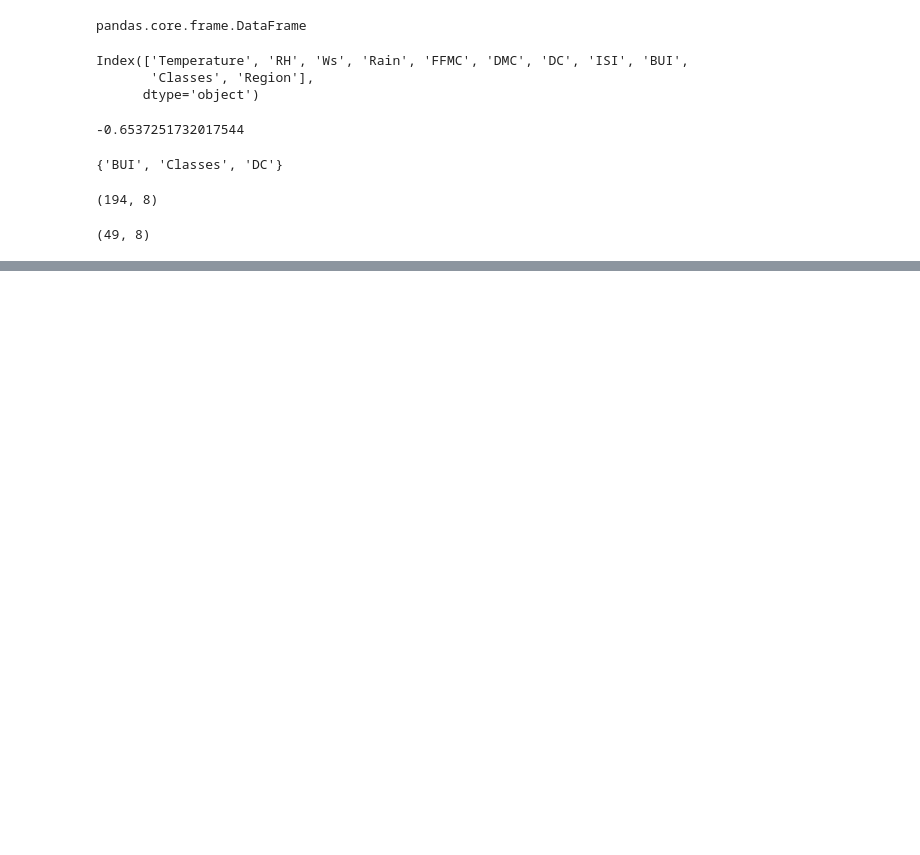
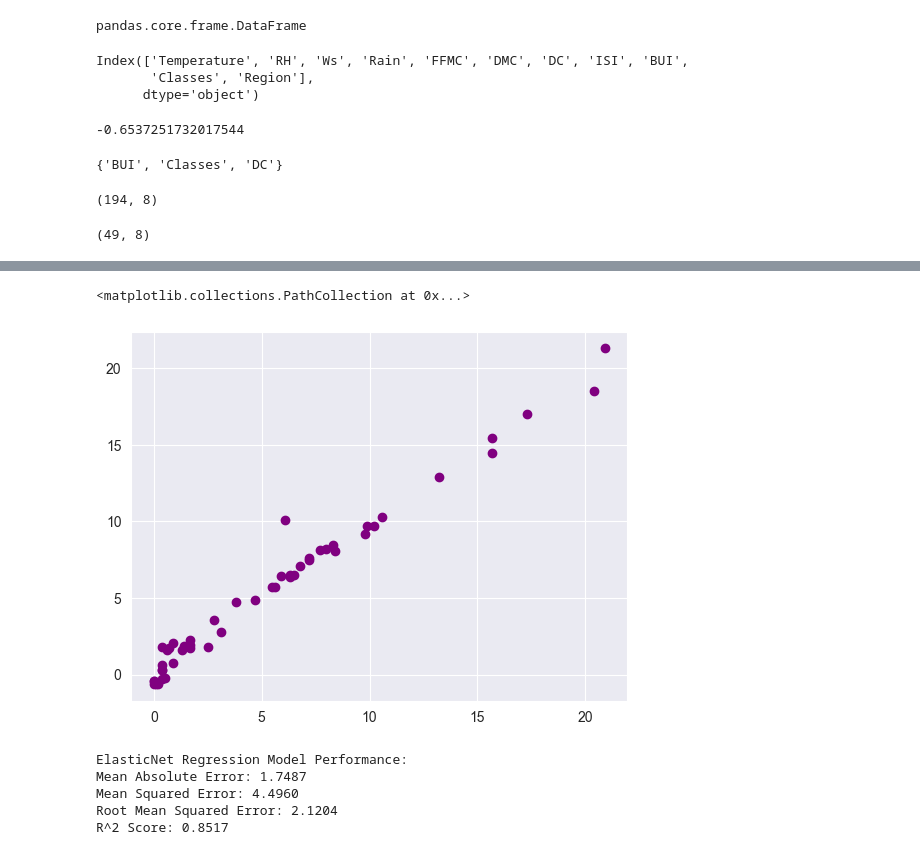
Before and after one commit to Ahmet-Ruchan/ML-Core, a Jupyter notebook: Core/Machine Learning/4-Ridge_Lasso_ElasticNet.ipynb, the cells around one changed output, grey strips where cells are left out. Cells and saved outputs as stored; diff of their text form; code cells hidden in the pictures; blank space fills up the shorter version.

```diff
--- a/Core/Machine Learning/4-Ridge_Lasso_ElasticNet.ipynb
+++ b/Core/Machine Learning/4-Ridge_Lasso_ElasticNet.ipynb
@@ -487,0 +595,5 @@ X_test.shape
+# %%
+# Ridge Regression Model
+ridge = Ridge()
+ridge.fit(X_train_scaled, y_train) # fit the model
+y_pred = ridge.predict(X_test_scaled) # predict the target variable
@@ -487,0 +617,5 @@ X_test.shape
+# %%
+plt.scatter(y_test, y_pred, c='purple', label='Actual')
+# %% [output]
+<matplotlib.collections.PathCollection at 0x...>
+[figure, added]
@@ -487,0 +632,12 @@ X_test.shape
+# %%
+print("ElasticNet Regression Model Performance:")
+print(f"Mean Absolute Error: {mae:.4f}")
+print(f"Mean Squared Error: {mse:.4f}")
+print(f"Root Mean Squared Error: {rmse:.4f}")
+print(f"R^2 Score: {r2:.4f}")
+# %% [output]
+ElasticNet Regression Model Performance:
+Mean Absolute Error: 1.7487
+Mean Squared Error: 4.4960
+Root Mean Squared Error: 2.1204
+R^2 Score: 0.8517
```
Also changed, not shown: parts of 21 cells of this notebook.
